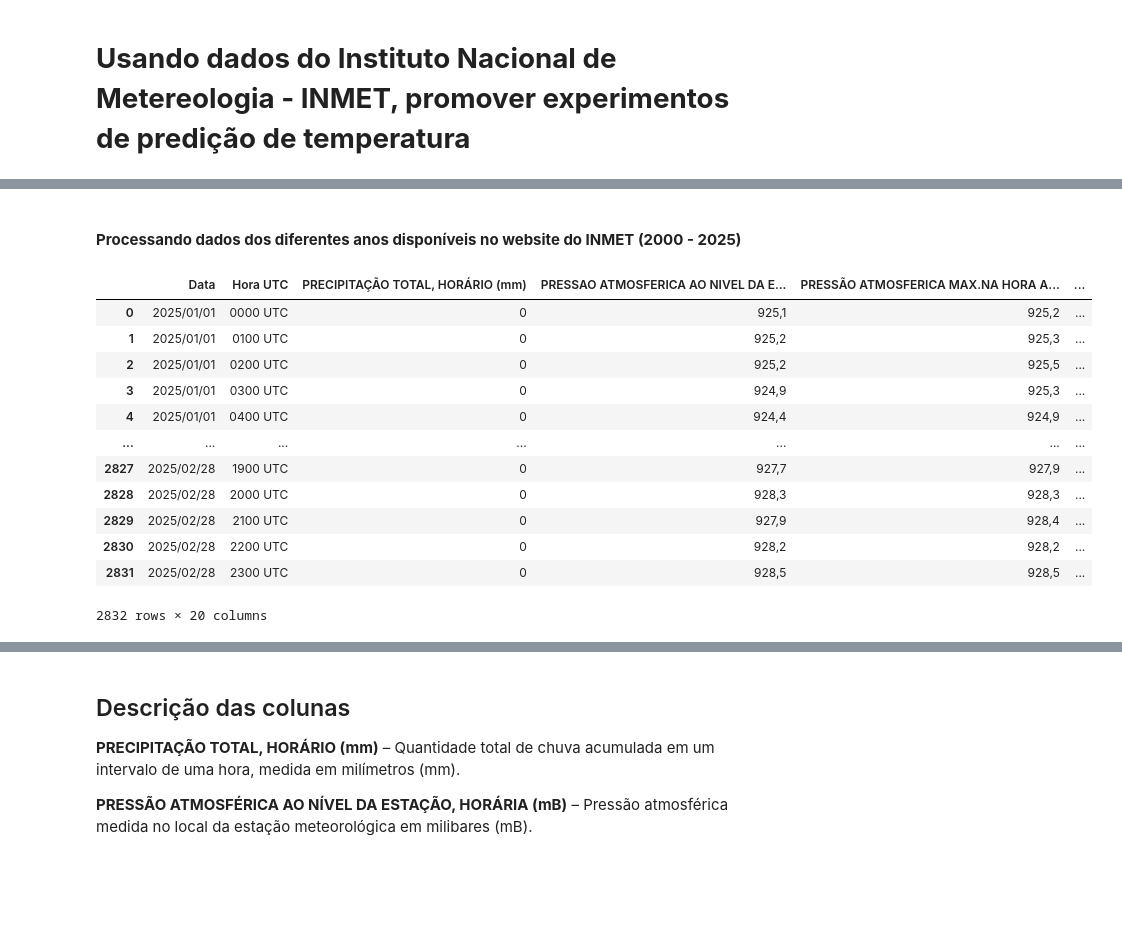
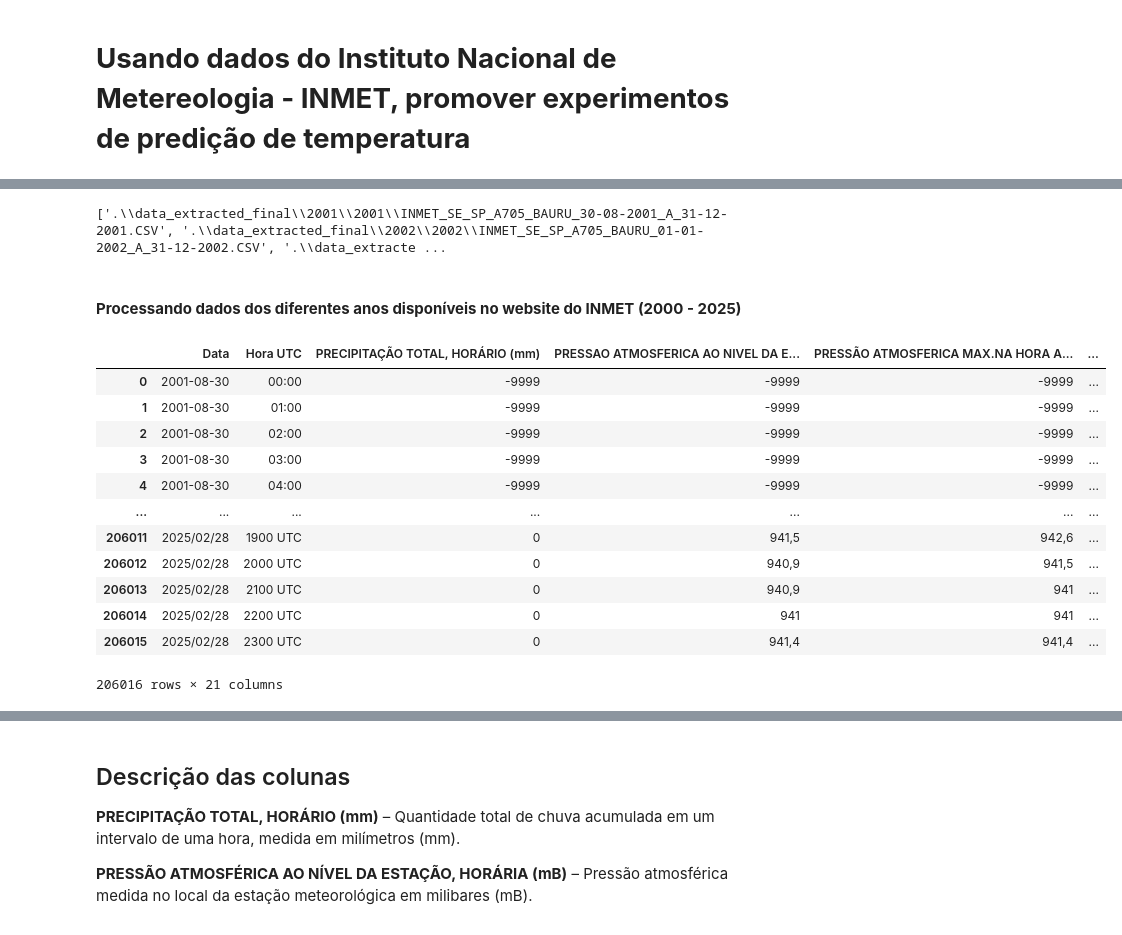
Before and after one commit to tracyxoxo/TCC-IA, a Jupyter notebook: TCC.ipynb, the cells around one changed output, grey strips where cells are left out. Cells and saved outputs as stored; diff of their text form; code cells hidden in the pictures; blank space fills up the shorter version.

```diff
--- a/TCC.ipynb
+++ b/TCC.ipynb
@@ -55,30 +11,45 @@ filterFiles_paths
+# %%
+filtered_files = extract_filtered_files(
+    files_path=r".\data",
+    extract_path=r".\data_extracted",
+    pattern='INMET_SE_SP_A705_BAURU'
+)
+
+print(filtered_files)
+# %% [output]
+['.\\data_extracted_final\\2001\\2001\\INMET_SE_SP_A705_BAURU_30-08-2001_A_31-12-2001.CSV', '.\\data_extracted_final\\2002\\2002\\INMET_SE_SP_A705_BAURU_01-01-2002_A_31-12-2002.CSV', '.\\data_extracte ...
 # %% [markdown]
 #### **Processando dados dos diferentes anos disponíveis no website do INMET (2000 - 2025)**
 # %%
 df_list = []
 
-files = filterFiles_paths
+files = filtered_files
 
 for file in files:
     df = pd.read_csv(file, encoding="ISO-8859-1", sep=";", skiprows=8, header=0)
+    df = df.rename(columns={
+        'DATA (YYYY-MM-DD)': 'Data',
+        'HORA (UTC)' : 'Hora UTC'
+    })
+
     df_list.append(df)
     general_df = pd.concat(df_list, ignore_index=True)
 
 general_df
 # %% [output]
 |  | Data | Hora UTC | PRECIPITAÇÃO TOTAL, HORÁRIO (mm) | PRESSAO ATMOSFERICA AO NIVEL DA E... | PRESSÃO ATMOSFERICA MAX.NA HORA A... | ... |
-| 0 | 2025/01/01 | 0000 UTC | 0 | 925,1 | 925,2 | ... |
-| 1 | 2025/01/01 | 0100 UTC | 0 | 925,2 | 925,3 | ... |
-| 2 | 2025/01/01 | 0200 UTC | 0 | 925,2 | 925,5 | ... |
-| 3 | 2025/01/01 | 0300 UTC | 0 | 924,9 | 925,3 | ... |
-| 4 | 2025/01/01 | 0400 UTC | 0 | 924,4 | 924,9 | ... |
+| 0 | 2001-08-30 | 00:00 | -9999 | -9999 | -9999 | ... |
+| 1 | 2001-08-30 | 01:00 | -9999 | -9999 | -9999 | ... |
+| 2 | 2001-08-30 | 02:00 | -9999 | -9999 | -9999 | ... |
+| 3 | 2001-08-30 | 03:00 | -9999 | -9999 | -9999 | ... |
+| 4 | 2001-08-30 | 04:00 | -9999 | -9999 | -9999 | ... |
 | ... | ... | ... | ... | ... | ... | ... |
-| 2827 | 2025/02/28 | 1900 UTC | 0 | 927,7 | 927,9 | ... |
-| 2828 | 2025/02/28 | 2000 UTC | 0 | 928,3 | 928,3 | ... |
-| 2829 | 2025/02/28 | 2100 UTC | 0 | 927,9 | 928,4 | ... |
-| 2830 | 2025/02/28 | 2200 UTC | 0 | 928,2 | 928,2 | ... |
-| 2831 | 2025/02/28 | 2300 UTC | 0 | 928,5 | 928,5 | ... |
+| 206011 | 2025/02/28 | 1900 UTC | 0 | 941,5 | 942,6 | ... |
+| 206012 | 2025/02/28 | 2000 UTC | 0 | 940,9 | 941,5 | ... |
+| 206013 | 2025/02/28 | 2100 UTC | 0 | 940,9 | 941 | ... |
+| 206014 | 2025/02/28 | 2200 UTC | 0 | 941 | 941 | ... |
+| 206015 | 2025/02/28 | 2300 UTC | 0 | 941,4 | 941,4 | ... |
-2832 rows × 20 columns
+206016 rows × 21 columns
 # %%
 general_df.info()
 # %% [output]
```
Also changed, not shown: parts of 6 cells of this notebook, 1 other file.
